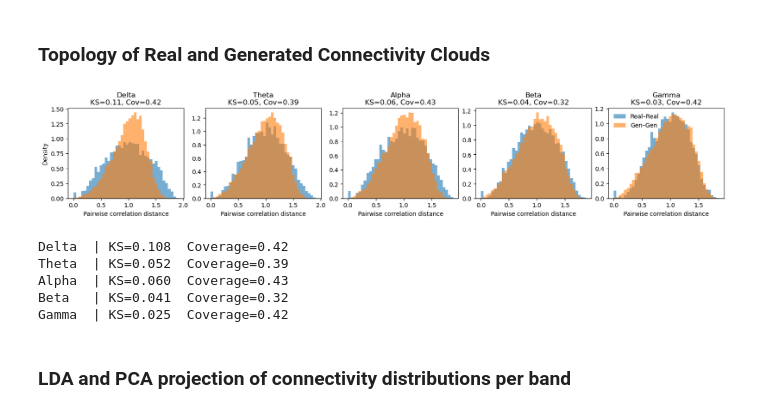
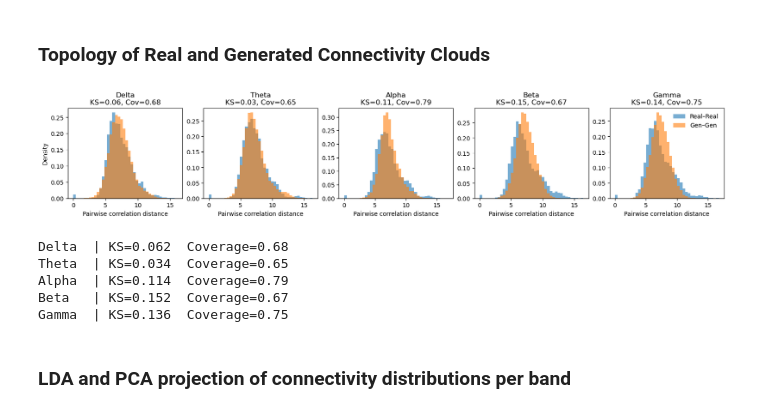
Before and after one commit to Yeganehfrh/EEGModalNet, a Jupyter notebook: notebooks/Supplementary Analysis.ipynb, the cells around one changed output. Cells and saved outputs as stored; diff of their text form; code cells hidden in the pictures.

Commit message:
enable different measures for pairwise distances

```diff
--- a/notebooks/Supplementary Analysis.ipynb
+++ b/notebooks/Supplementary Analysis.ipynb
@@ -556,9 +556,7 @@ Gamma : r_med=0.31 [IQR 0.50]  EMD=0.137 [IQR 0.084]
 # %% [markdown]
 ### Topology of Real and Generated Connectivity Clouds
 # %%
-conn_real = np.load('logs/connectivities/conn_real.npy')
-conn_fake = np.load('logs/connectivities/conn_fake.npz.npy')
-from scipy.spatial.distance import pdist, cdist, squareform
+dmeasure = 'mahalanobis'
 
 def edge_vectors(conn):
     n_subj, n_ch, _, n_bands = conn.shape
@@ -574,10 +572,10 @@ def preprocess(V):
     return Vz
 
 def nn_stats_corr(X_real, X_gen, ref_percentile=95, eps=1e-8):
-    Drg = cdist(X_gen, X_real, metric='correlation')  # gen->real
+    Drg = cdist(X_gen, X_real, metric=dmeasure)  # gen->real
     nn_gr = Drg.min(axis=1)
 
-    Drr = cdist(X_real, X_real, metric='correlation')
+    Drr = cdist(X_real, X_real, metric=dmeasure)
     np.fill_diagonal(Drr, np.inf)
     nn_rr = Drr.min(axis=1)
 
@@ -593,46 +591,51 @@ def geometry_analysis_corr(conn_real, conn_fake, band_names=None, bins=40):
     if band_names is None:
         band_names = ['Delta','Theta','Alpha','Beta','Gamma'][:n_bands]
 
-    KS, COV, RATIO = np.zeros(n_bands), np.zeros(n_bands), np.zeros(n_bands)
+    KS, COV, RATIO, PVALUES = np.zeros(n_bands), np.zeros(n_bands), np.zeros(n_bands), np.zeros(n_bands)
 
     fig, axes = plt.subplots(1, n_bands, figsize=(3.2*n_bands, 3.0), constrained_layout=True)
 
     for b in range(n_bands):
-        Xr = preprocess(V_real[..., b])
-        Xg = preprocess(V_gen[..., b])
+        if dmeasure == 'correlation':  # normalize if using correlation distance
+            Xr = preprocess(V_real[..., b])
+            Xg = preprocess(V_gen[..., b])
+        else:
+            Xr, Xg = V_real[..., b], V_gen[..., b]
 
         # within-set condensed distances (correlation distance)
-        Dr = pdist(Xr, metric='correlation')
-        Dg = pdist(Xg, metric='correlation')
+        Dr = pdist(Xr, metric=dmeasure)
+        Dg = pdist(Xg, metric=dmeasure)
 
-        KS[b] = ks_2samp(Dr, Dg).statistic
+        KS[b], _ = ks_2samp(Dr, Dg)
         nn_gr, nn_rr, cov, rat = nn_stats_corr(Xr, Xg)
         COV[b], RATIO[b] = cov, rat
 
         ax = axes[b] if n_bands > 1 else axes
         lo, hi = min(Dr.min(), Dg.min()), max(Dr.max(), Dg.max())
         ax.hist(Dr, bins=bins, range=(lo, hi), alpha=0.6, density=True, label='Real–Real')
         ax.hist(Dg, bins=bins, range=(lo, hi), alpha=0.6, density=True, label='Gen–Gen')
+        # sns.ecdfplot(Dr, ax=ax)
+        # sns.ecdfplot(Dg, ax=ax)
         ax.set_title(f'{band_names[b]}\nKS={KS[b]:.02f}, Cov={cov:.02f}')
         ax.set_xlabel('Pairwise correlation distance')
         if b == 0: ax.set_ylabel('Density')
         if b == n_bands-1: ax.legend(frameon=False)
 
     plt.show()
 
     for b, name in enumerate(band_names):
         print(f"{name:6s} | KS={KS[b]:.03f}  Coverage={COV[b]:.02f}")
 
     return {'KS': KS, 'coverage': COV, 'ratio': RATIO}
 
 results = geometry_analysis_corr(conn_real, conn_fake, band_names=['Delta','Theta','Alpha','Beta','Gamma'])
 # %% [output]
-[figure, old version]
+[figure, new version]
-Delta  | KS=0.108  Coverage=0.42
-Theta  | KS=0.052  Coverage=0.39
-Alpha  | KS=0.060  Coverage=0.43
-Beta   | KS=0.041  Coverage=0.32
-Gamma  | KS=0.025  Coverage=0.42
+Delta  | KS=0.062  Coverage=0.68
+Theta  | KS=0.034  Coverage=0.65
+Alpha  | KS=0.114  Coverage=0.79
+Beta   | KS=0.152  Coverage=0.67
+Gamma  | KS=0.136  Coverage=0.75
 # %% [markdown]
 ### LDA and PCA projection of connectivity distributions per band
 # %%
```
